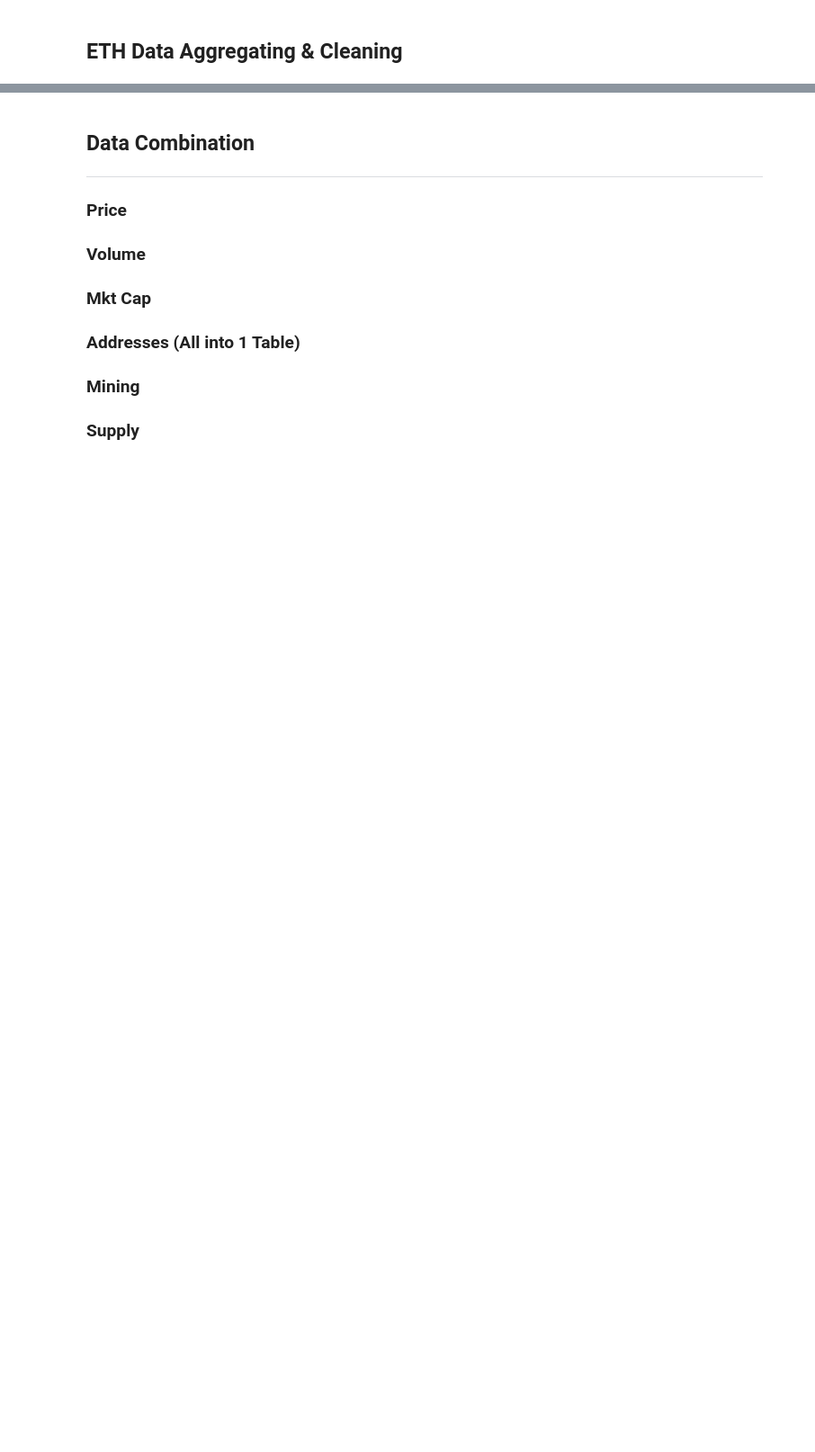
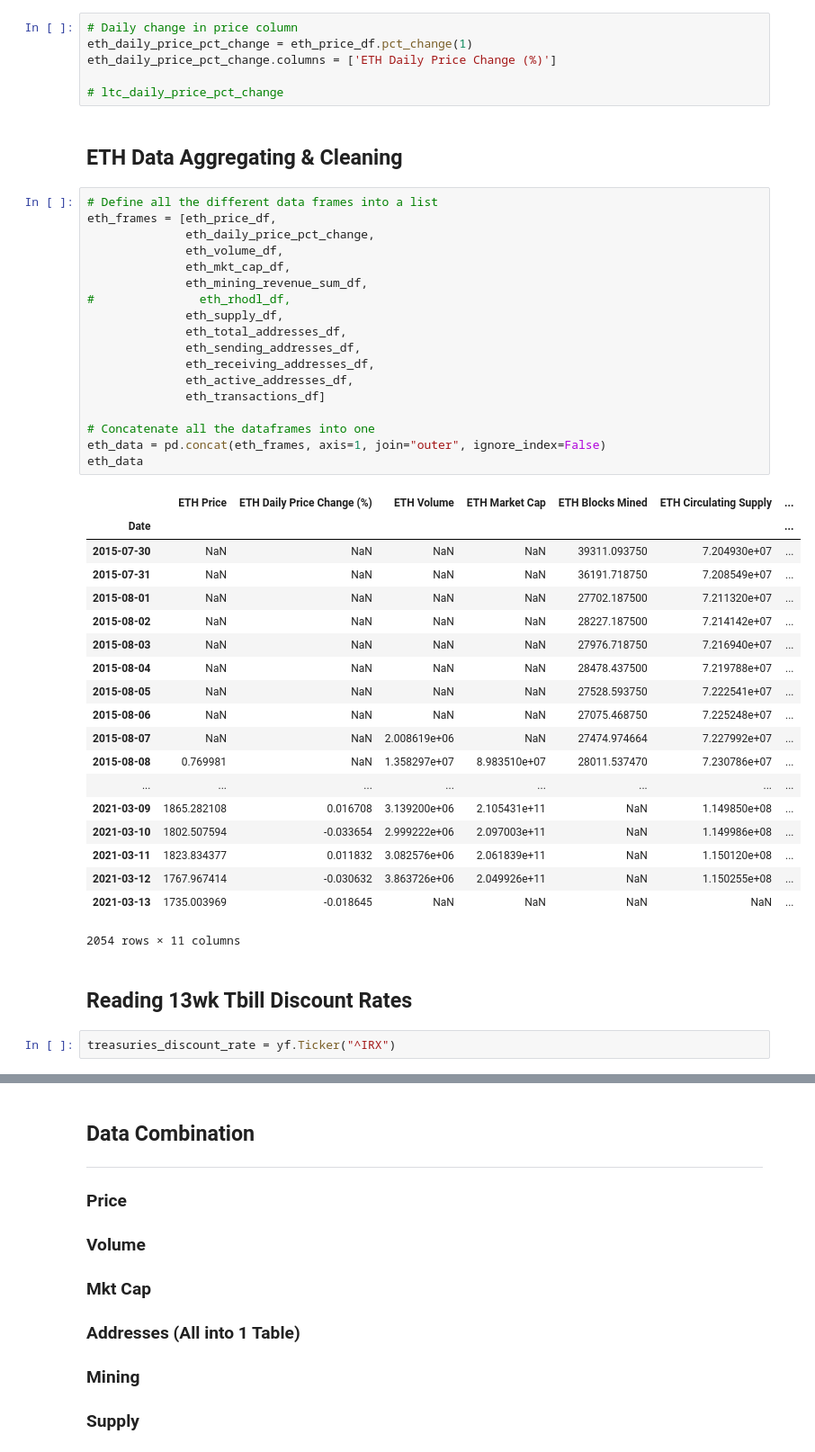
Before and after one commit to glensven/Cryptocurrency_Price_Correlations, a Jupyter notebook: Get_Glen_a_condo.ipynb, the cells around one changed output, grey strips where cells are left out. Shown at 90% size. Drawn from its saved outputs; the diff is of its cells as text; blank space fills up the shorter version.

```diff
--- a/Get_Glen_a_condo.ipynb
+++ b/Get_Glen_a_condo.ipynb
@@ -226,2 +647,50 @@ ltc_mining_res = requests.get(mining_url,
+# %%
+# Daily change in price column
+eth_daily_price_pct_change = eth_price_df.pct_change(1)
+eth_daily_price_pct_change.columns = ['ETH Daily Price Change (%)']
+
+# ltc_daily_price_pct_change
 # %% [markdown]
 ## ETH Data Aggregating & Cleaning
+# %%
+# Define all the different data frames into a list
+eth_frames = [eth_price_df,
+              eth_daily_price_pct_change,
+              eth_volume_df,
+              eth_mkt_cap_df,
+              eth_mining_revenue_sum_df,
+#               eth_rhodl_df,
+              eth_supply_df,
+              eth_total_addresses_df,
+              eth_sending_addresses_df,
+              eth_receiving_addresses_df,
+              eth_active_addresses_df,
+              eth_transactions_df]
+
+# Concatenate all the dataframes into one
+eth_data = pd.concat(eth_frames, axis=1, join="outer", ignore_index=False)
+eth_data
+# %% [output]
+|  | ETH Price | ETH Daily Price Change (%) | ETH Volume | ETH Market Cap | ETH Blocks Mined | ETH Circulating Supply | ... |
+| Date |  |  |  |  |  |  | ... |
+| 2015-07-30 | NaN | NaN | NaN | NaN | 39311.093750 | 7.204930e+07 | ... |
+| 2015-07-31 | NaN | NaN | NaN | NaN | 36191.718750 | 7.208549e+07 | ... |
+| 2015-08-01 | NaN | NaN | NaN | NaN | 27702.187500 | 7.211320e+07 | ... |
+| 2015-08-02 | NaN | NaN | NaN | NaN | 28227.187500 | 7.214142e+07 | ... |
+| 2015-08-03 | NaN | NaN | NaN | NaN | 27976.718750 | 7.216940e+07 | ... |
+| 2015-08-04 | NaN | NaN | NaN | NaN | 28478.437500 | 7.219788e+07 | ... |
+| 2015-08-05 | NaN | NaN | NaN | NaN | 27528.593750 | 7.222541e+07 | ... |
+| 2015-08-06 | NaN | NaN | NaN | NaN | 27075.468750 | 7.225248e+07 | ... |
+| 2015-08-07 | NaN | NaN | 2.008619e+06 | NaN | 27474.974664 | 7.227992e+07 | ... |
+| 2015-08-08 | 0.769981 | NaN | 1.358297e+07 | 8.983510e+07 | 28011.537470 | 7.230786e+07 | ... |
+| ... | ... | ... | ... | ... | ... | ... | ... |
+| 2021-03-09 | 1865.282108 | 0.016708 | 3.139200e+06 | 2.105431e+11 | NaN | 1.149850e+08 | ... |
+| 2021-03-10 | 1802.507594 | -0.033654 | 2.999222e+06 | 2.097003e+11 | NaN | 1.149986e+08 | ... |
+| 2021-03-11 | 1823.834377 | 0.011832 | 3.082576e+06 | 2.061839e+11 | NaN | 1.150120e+08 | ... |
+| 2021-03-12 | 1767.967414 | -0.030632 | 3.863726e+06 | 2.049926e+11 | NaN | 1.150255e+08 | ... |
+| 2021-03-13 | 1735.003969 | -0.018645 | NaN | NaN | NaN | NaN | ... |
+2054 rows × 11 columns
+# %% [markdown]
+## Reading 13wk Tbill Discount Rates
+# %%
+treasuries_discount_rate = yf.Ticker("^IRX")
```
Also changed, not shown: parts of 50 cells of this notebook.
